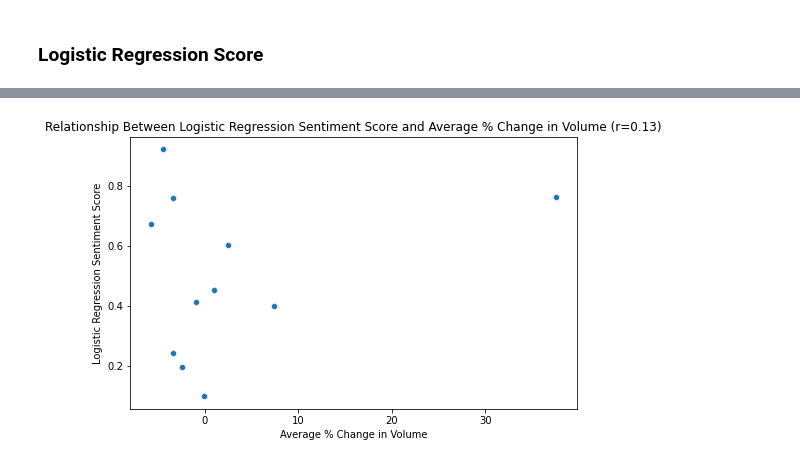
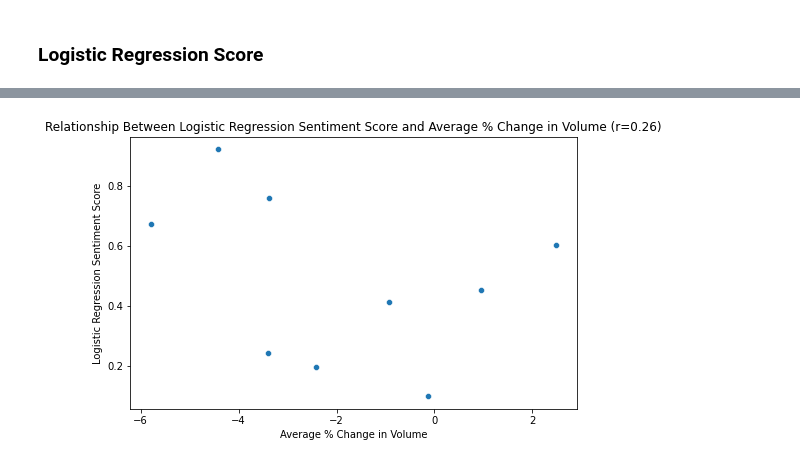
Before and after one commit to anair123/NLP-Final-Project, a Jupyter notebook: NLP Project/Zoom.ipynb, the cells around one changed output, grey strips where cells are left out. Drawn from its saved outputs; the diff is of its cells as text; code cells hidden in the pictures.

```diff
--- a/NLP Project/Zoom.ipynb
+++ b/NLP Project/Zoom.ipynb
@@ -776,7 +778,8 @@ plt.show()
 # %%
 plt.figure(figsize=(8,5))
+df_scatter = df_plot_volume[['Average % Change in Stock Price','Average % Change in Volume','Vader Sentiment Score','Logistic Regression Sentiment Score']]
 sns.scatterplot(x =df_scatter['Average % Change in Volume'], y = df_scatter['Logistic Regression Sentiment Score'])
 plt.title('Relationship Between Logistic Regression Sentiment Score and Average % Change in Volume (r={})'.format((np.corrcoef(df_scatter['Average % Change in Stock Price'], df_scatter['Vader Sentiment Score'])[1,0]).round(2)))
 plt.show()
 # %% [output]
-[figure, old version]
+[figure, new version]
```
Also changed, not shown: parts of 2 cells of this notebook.
